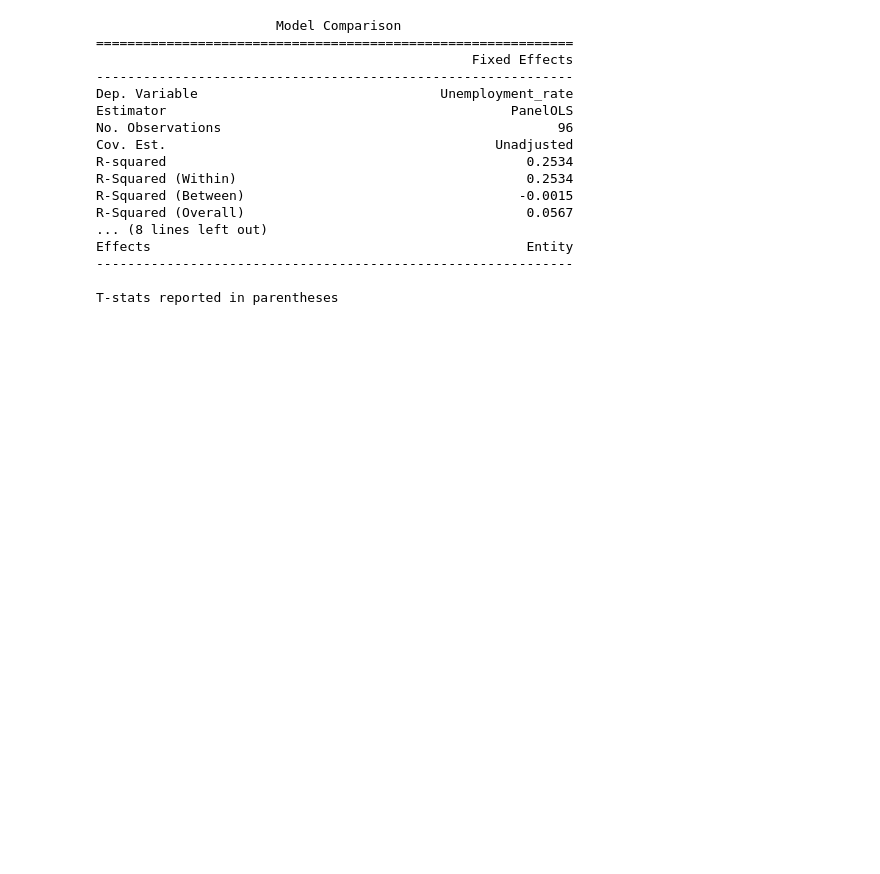
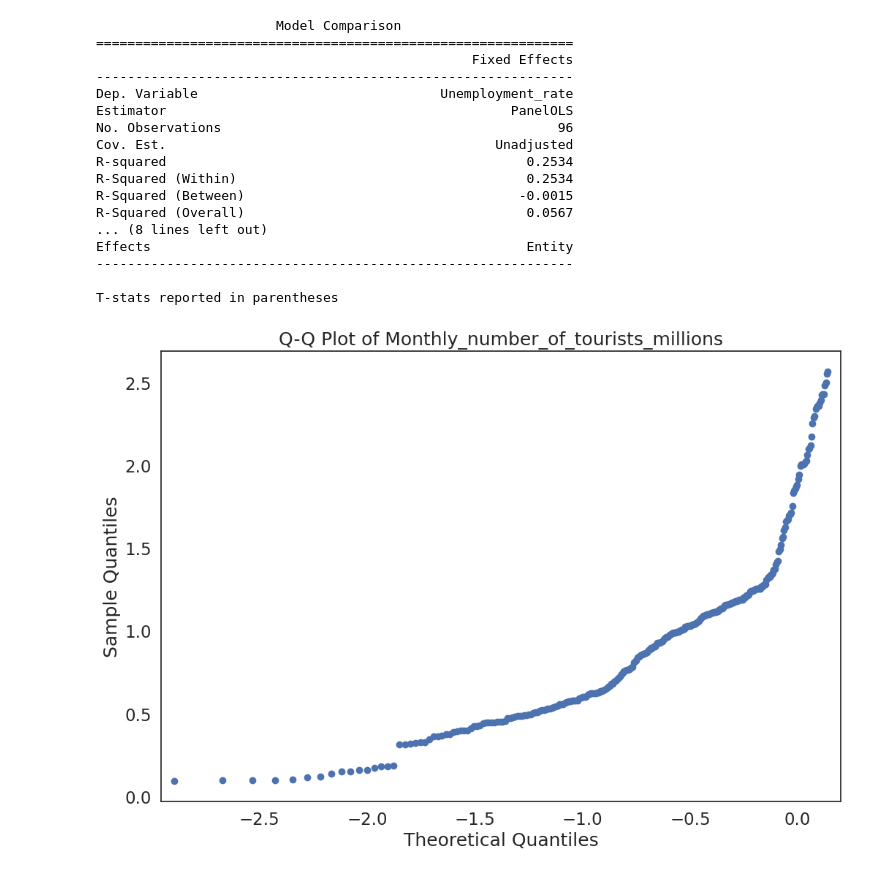
Before and after one commit to haruhiysd/QM-Group-Project, a Jupyter notebook: Panel_regression_NO_COVID.ipynb, the cells around one changed output. Cells and saved outputs as stored; diff of their text form; code cells hidden in the pictures; blank space fills up the shorter version.

```diff
--- a/Panel_regression_NO_COVID.ipynb
+++ b/Panel_regression_NO_COVID.ipynb
@@ -435,5 +431,5 @@ filtered_df_top_six
 # %%
-#filtered_df_top_six=filtered_df_top_six.set_index(['Autonomous_community','Period']) # set the index to the county fips code and the year
+filtered_df_top_six=filtered_df_top_six.set_index(['Autonomous_community','Period']) # set the index to the county fips code and the year
 panel = PanelOLS.from_formula('Unemployment_rate ~ 1  + Population + Monthly_number_of_tourists_millions  + EntityEffects',filtered_df_top_six).fit() # run a fixed effects model
 print(compare({'Fixed Effects': panel,}, stars=True)) # print the model formatted as a regression table
 # %% [output]
@@ -498,3 +494,9 @@ Effects                                                Entity
 -------------------------------------------------------------
 
 T-stats reported in parentheses
+# %%
+sm.qqplot(filtered_df_top_six['Monthly_number_of_tourists_millions'], line='s')
+plt.title('Q-Q Plot of Monthly_number_of_tourists_millions')
+plt.show()
+# %% [output]
+[figure, added]
```
Also changed, not shown: parts of 24 cells of this notebook.
